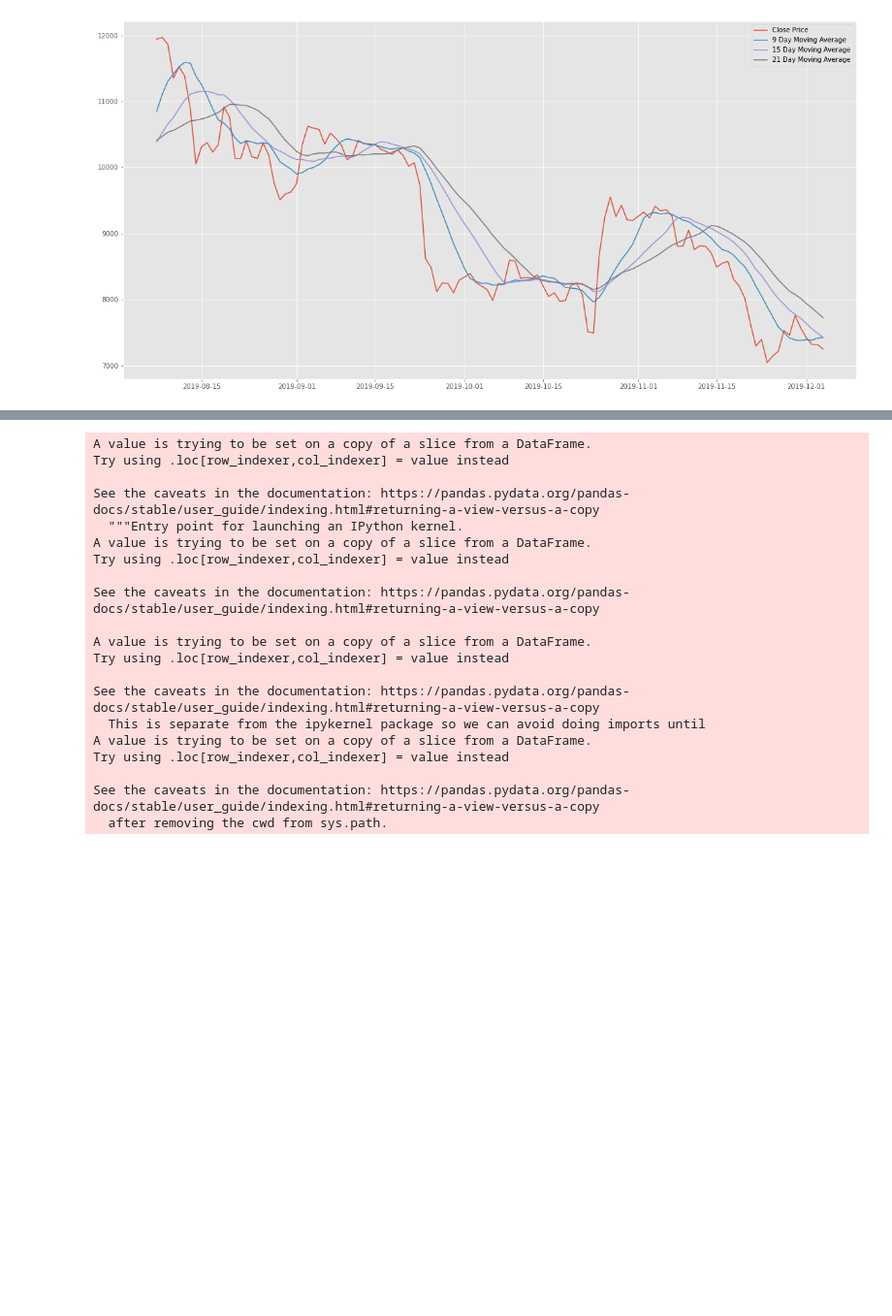
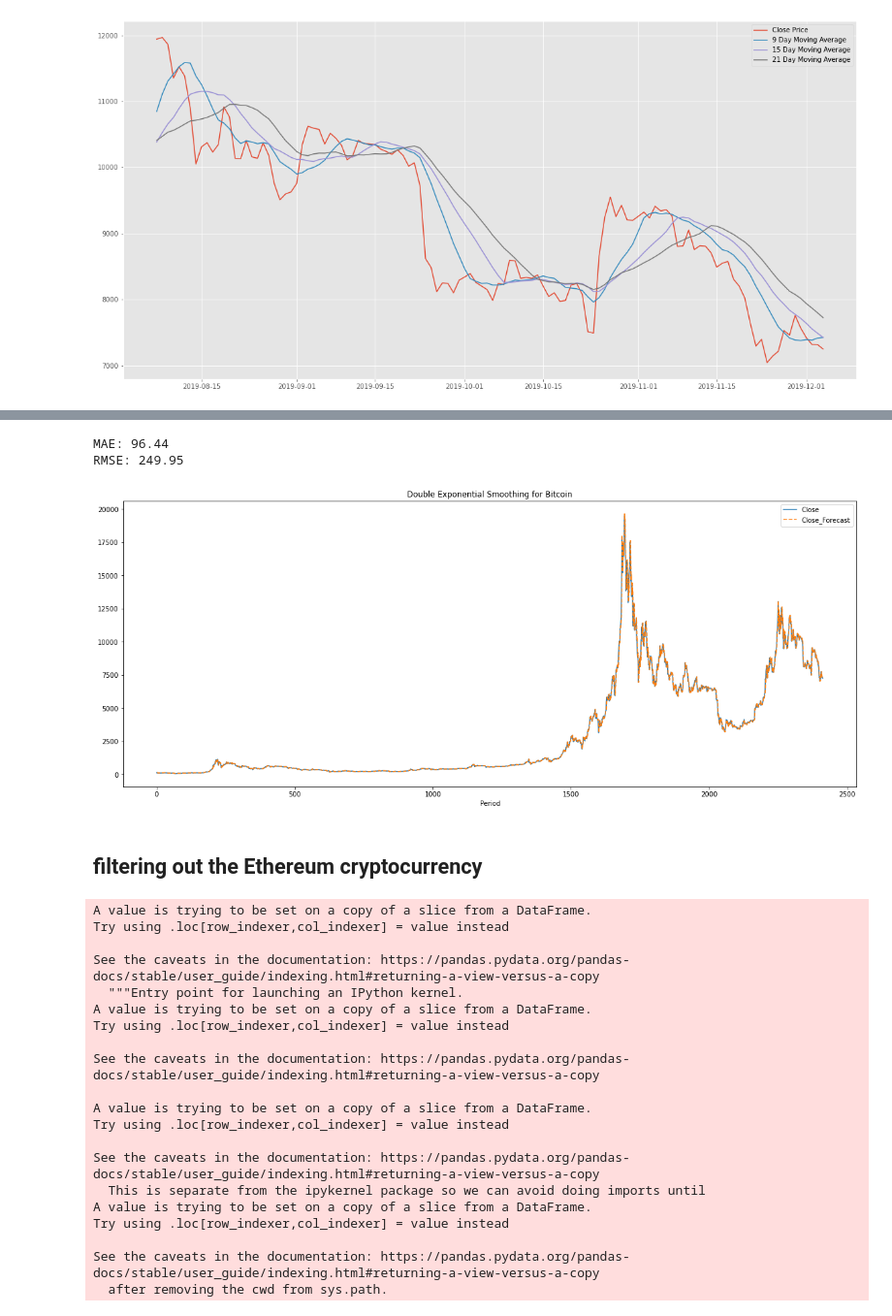
Before and after one commit to sooryasuresh-star/Financial-analytics, a Jupyter notebook: Financial_Analytics_project.ipynb, the cells around one changed output, grey strips where cells are left out. Shown: that part at 97% size. Drawn from its saved outputs; the diff is of its cells as text; code cells hidden in the pictures; blank space fills up the shorter version.

```diff
--- a/Financial_Analytics_project.ipynb
+++ b/Financial_Analytics_project.ipynb
@@ -179,0 +259,36 @@ with plt.style.context('ggplot'):
+# %%
+# Define DES
+
+def double_exp_smooth(d,extra_periods,alpha,beta):
+
+    d = np.array(d)  # Transform the input into a numpy array
+    cols = len(d)  # Historical period length
+    d = np.append(d,[np.nan]*extra_periods)  # Append np.nan into the demand array to cover future periods
+# Creation of the level, trend, and forecast arrays
+    f= np.full(cols+extra_periods,np.nan)  # Forecast array
+    a = np.full(cols+extra_periods,np.nan)
+    b = np.full(cols+extra_periods,np.nan)
+# Level and trend initialization
+    a[0] = d[0]
+    b[0] = d[1] -d[0]
+
+
+  # Create all the t+1 forecasts until end of historical period
+
+    for t in range(1,cols):
+        f[t] = a[t-1]+ b[t-1]
+        a[t] = alpha*d[t] + (1-alpha)*(a[t-1] + b[t-1])
+        b[t] = beta*(a[t] - a[t-1]) + (1-beta)* b[t-1]
+
+# Forecast for all extra periods
+    for t in range(cols, cols+extra_periods):
+        f[t] = a[t-1] + b[t-1]
+        a[t] = f[t]
+        b[t] = b[t-1]
+
+
+    df = pd.DataFrame.from_dict({"Close":d,"Close_Forecast":f,"Level": a, "Trend": b, "Error":f-d})
+    return df
+# %%
+df1 = double_exp_smooth(d,2,1,0.01)
+df1
@@ -179,0 +309,16 @@ with plt.style.context('ggplot'):
+# %%
+# Calculate MAE and RMSE
+MAE = df1["Error"].abs().mean()
+print("MAE:",round(MAE,2))
+RMSE = np.sqrt((df1["Error"]**2).mean())
+print("RMSE:",round(RMSE,2))
+# %% [output]
+MAE: 96.44
+RMSE: 249.95
+# %%
+# Plot the Time Series
+df1.index.name = "Period"
+df1[["Close","Close_Forecast"]].plot(figsize=(20,8),title="Double Exponential Smoothing for Bitcoin",style=["-","--"])
+plt.show()
+# %% [output]
+[figure, added]
@@ -180,3 +327,5 @@ with plt.style.context('ggplot'):
+# %% [markdown]
+## filtering out the Ethereum cryptocurrency
 # %%
 crypto_eth = crypto[crypto['Currency'] == "ethereum"]
 # %%
```
Also changed, not shown: parts of 33 cells of this notebook.
